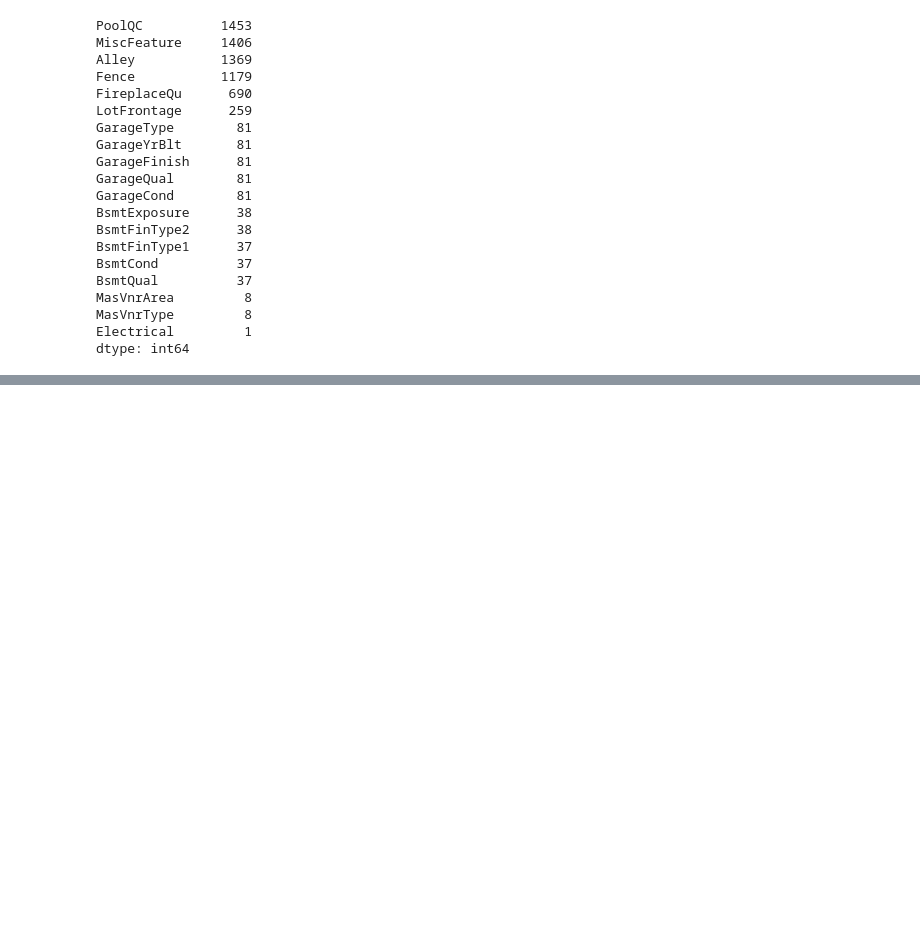
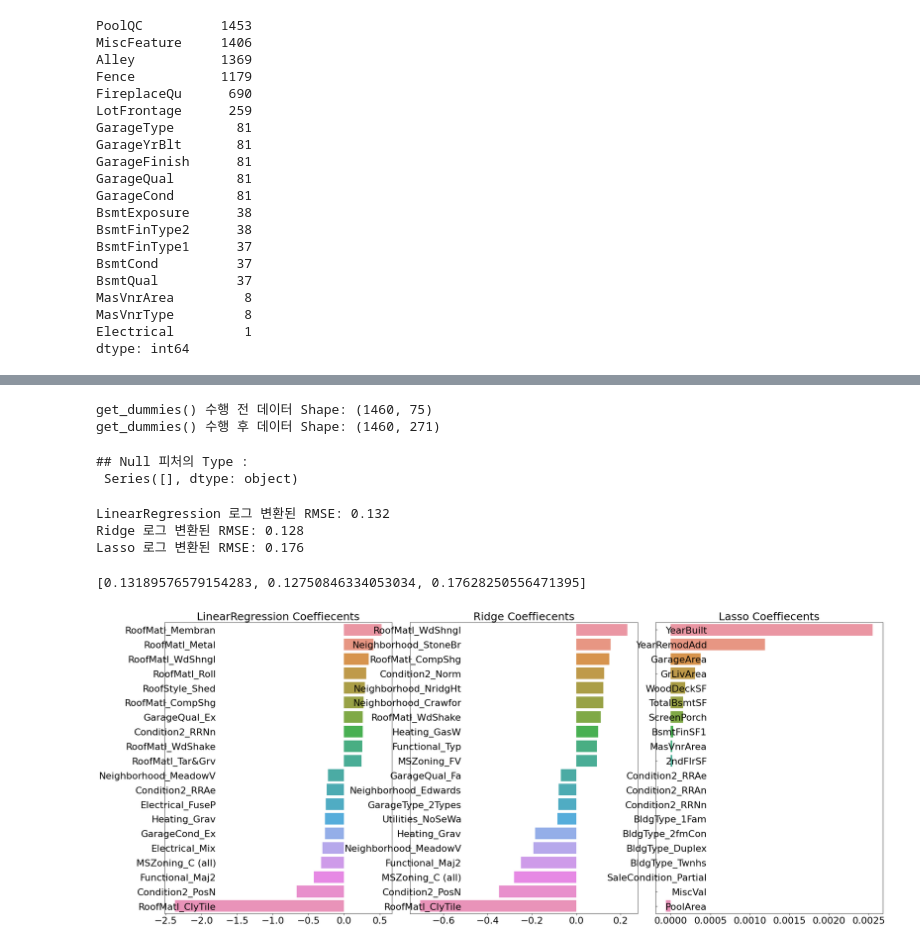
Before and after one commit to kyunakim/cakd7, a Jupyter notebook: cakd7/m6_머신러닝 알고리즘 이해 및 활용/캐글주택가격예측.ipynb, the cells around one changed output, grey strips where cells are left out. Cells and saved outputs as stored; diff of their text form; code cells hidden in the pictures; blank space fills up the shorter version.

```diff
--- a/cakd7/m6_머신러닝 알고리즘 이해 및 활용/캐글주택가격예측.ipynb
+++ b/cakd7/m6_머신러닝 알고리즘 이해 및 활용/캐글주택가격예측.ipynb
@@ -78,2 +104,15 @@ house_df.fillna(house_df.mean(),inplace=True)
 # %%
 # 과제_1012_2. 문자형 피처는 모두 원핫인코딩 변환 수행 후 선형회귀모델을 적용하여 학습/예측/평가
+# %%
+print('get_dummies() 수행 전 데이터 Shape:', house_df.shape)
+house_df_ohe = pd.get_dummies(house_df)
+print('get_dummies() 수행 후 데이터 Shape:', house_df_ohe.shape)
+# %% [output]
+get_dummies() 수행 전 데이터 Shape: (1460, 75)
+get_dummies() 수행 후 데이터 Shape: (1460, 271)
+# %%
+null_column_count = house_df_ohe.isnull().sum()[house_df_ohe.isnull().sum() > 0]
+print('## Null 피처의 Type :\n', house_df_ohe.dtypes[null_column_count.index])
+# %% [output]
+## Null 피처의 Type :
+ Series([], dtype: object)
@@ -79,0 +133,58 @@ house_df.fillna(house_df.mean(),inplace=True)
+# %%
+from sklearn.linear_model import LinearRegression, Ridge, Lasso
+from sklearn.model_selection import train_test_split
+from sklearn.metrics import mean_squared_error
+
+y_target = house_df_ohe['SalePrice']
+X_features = house_df_ohe.drop('SalePrice',axis=1, inplace=False)
+
+X_train, X_test, y_train, y_test = train_test_split(X_features, y_target, test_size=0.2, random_state=156)
+
+# LinearRegression, Ridge, Lasso 학습, 예측, 평가
+lr_reg = LinearRegression()
+lr_reg.fit(X_train, y_train)
+
+ridge_reg = Ridge()
+ridge_reg.fit(X_train, y_train)
+
+lasso_reg = Lasso()
+lasso_reg.fit(X_train, y_train)
+
+models = [lr_reg, ridge_reg, lasso_reg]
+get_rmses(models)
+# %% [output]
+LinearRegression 로그 변환된 RMSE: 0.132
+Ridge 로그 변환된 RMSE: 0.128
+Lasso 로그 변환된 RMSE: 0.176
+[0.13189576579154283, 0.12750846334053034, 0.17628250556471395]
+# %%
+def get_top_bottom_coef(model):
+    # coef_ 속성을 기반으로 Series 객체를 생성. index는 컬럼명.
+    coef = pd.Series(model.coef_, index=X_features.columns)
+
+    # + 상위 10개 , - 하위 10개 coefficient 추출하여 반환.
+    coef_high = coef.sort_values(ascending=False).head(10)
+    coef_low = coef.sort_values(ascending=False).tail(10)
+    return coef_high, coef_low
+
+def visualize_coefficient(models):
+    # 3개 회귀 모델의 시각화를 위해 3개의 컬럼을 가지는 subplot 생성
+    fig, axs = plt.subplots(figsize=(24,10),nrows=1, ncols=3)
+    fig.tight_layout()
+    # 입력인자로 받은 list객체인 models에서 차례로 model을 추출하여 회귀 계수 시각화.
+    for i_num, model in enumerate(models):
+        # 상위 10개, 하위 10개 회귀 계수를 구하고, 이를 판다스 concat으로 결합.
+        coef_high, coef_low = get_top_bottom_coef(model)
+        coef_concat = pd.concat( [coef_high , coef_low] )
+        # 순차적으로 ax subplot에 barchar로 표현. 한 화면에 표현하기 위해 tick label 위치와 font 크기 조정.
+        axs[i_num].set_title(model.__class__.__name__+' Coeffiecents', size=25)
+        axs[i_num].tick_params(axis="y",direction="in", pad=-120)
+        for label in (axs[i_num].get_xticklabels() + axs[i_num].get_yticklabels()):
+            label.set_fontsize(22)
+        sns.barplot(x=coef_concat.values, y=coef_concat.index , ax=axs[i_num])
+
+# 앞 예제에서 학습한 lr_reg, ridge_reg, lasso_reg 모델의 회귀 계수 시각화.
+models = [lr_reg, ridge_reg, lasso_reg]
+visualize_coefficient(models)
+# %% [output]
+[figure, added]
```
Also changed, not shown: parts of 25 cells of this notebook.
